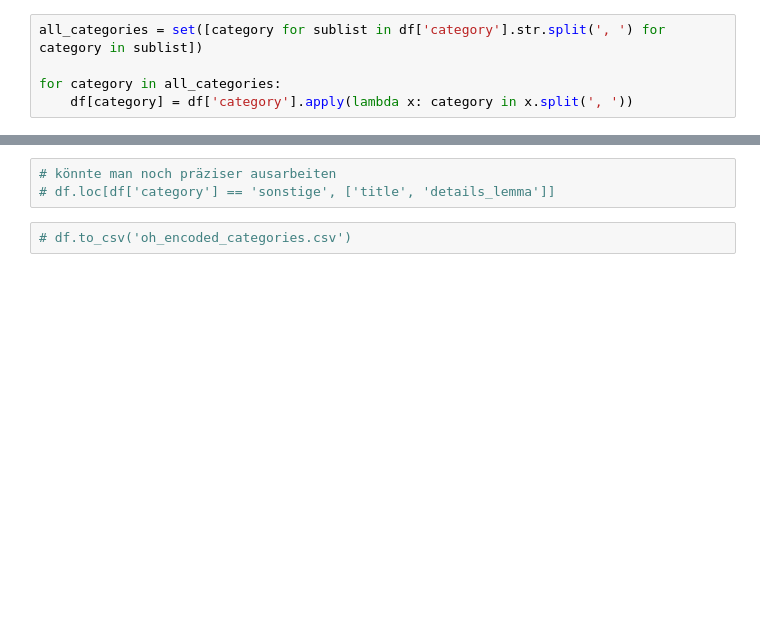
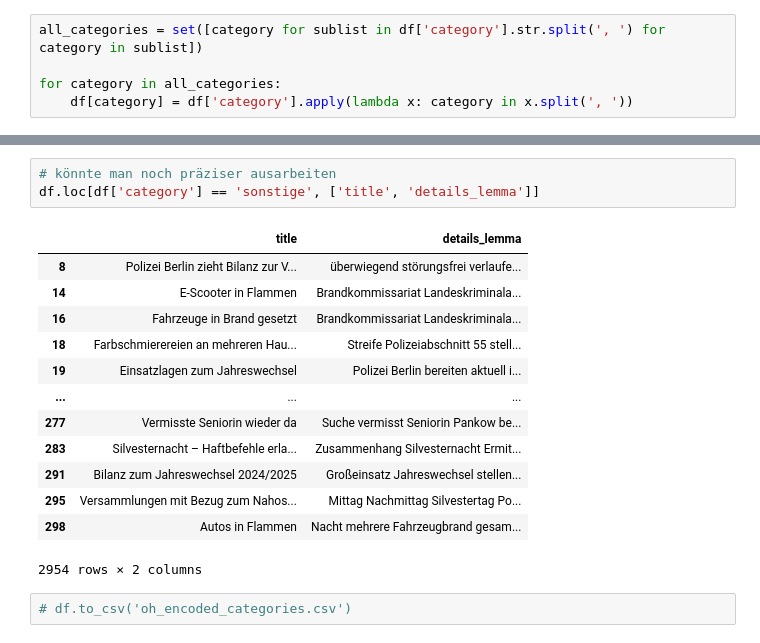
Before and after one commit to NoahSchwarzrock/berlin_crime_delicts, a Jupyter notebook: notebooks/first_draft.ipynb, the cells around one changed output, grey strips where cells are left out. Drawn from its saved outputs; the diff is of its cells as text; blank space fills up the shorter version.

```diff
--- a/notebooks/first_draft.ipynb
+++ b/notebooks/first_draft.ipynb
@@ -168,5 +168,19 @@ df.head()
 # %%
 # könnte man noch präziser ausarbeiten
-# df.loc[df['category'] == 'sonstige', ['title', 'details_lemma']]
+df.loc[df['category'] == 'sonstige', ['title', 'details_lemma']]
+# %% [output]
+|  | title | details_lemma |
+| 8 | Polizei Berlin zieht Bilanz zur V... | überwiegend störungsfrei verlaufe... |
+| 14 | E-Scooter in Flammen | Brandkommissariat Landeskriminala... |
+| 16 | Fahrzeuge in Brand gesetzt | Brandkommissariat Landeskriminala... |
+| 18 | Farbschmierereien an mehreren Hau... | Streife Polizeiabschnitt 55 stell... |
+| 19 | Einsatzlagen zum Jahreswechsel | Polizei Berlin bereiten aktuell i... |
+| ... | ... | ... |
+| 277 | Vermisste Seniorin wieder da | Suche vermisst Seniorin Pankow be... |
+| 283 | Silvesternacht – Haftbefehle erla... | Zusammenhang Silvesternacht Ermit... |
+| 291 | Bilanz zum Jahreswechsel 2024/2025 | Großeinsatz Jahreswechsel stellen... |
+| 295 | Versammlungen mit Bezug zum Nahos... | Mittag Nachmittag Silvestertag Po... |
+| 298 | Autos in Flammen | Nacht mehrere Fahrzeugbrand gesam... |
+2954 rows × 2 columns
 # %%
 # df.to_csv('oh_encoded_categories.csv')
```
Also changed, not shown: parts of 4 cells of this notebook, 2 other files.
